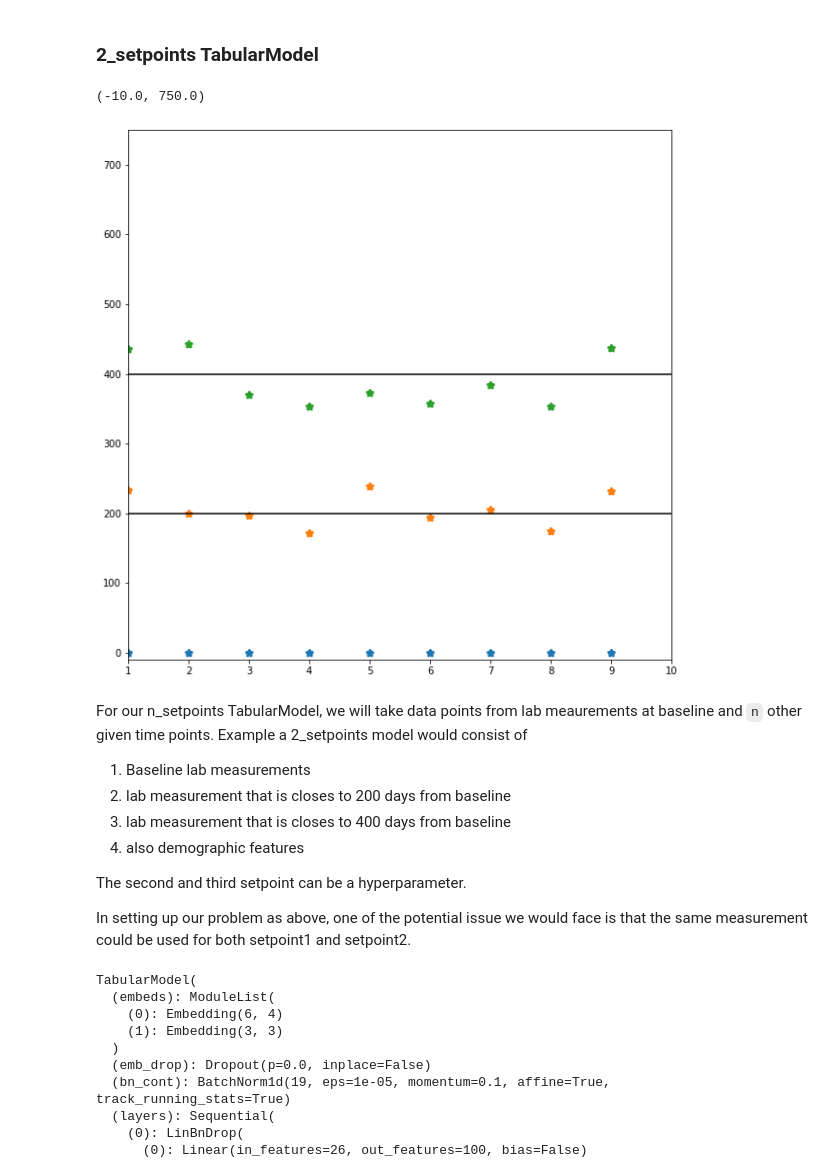
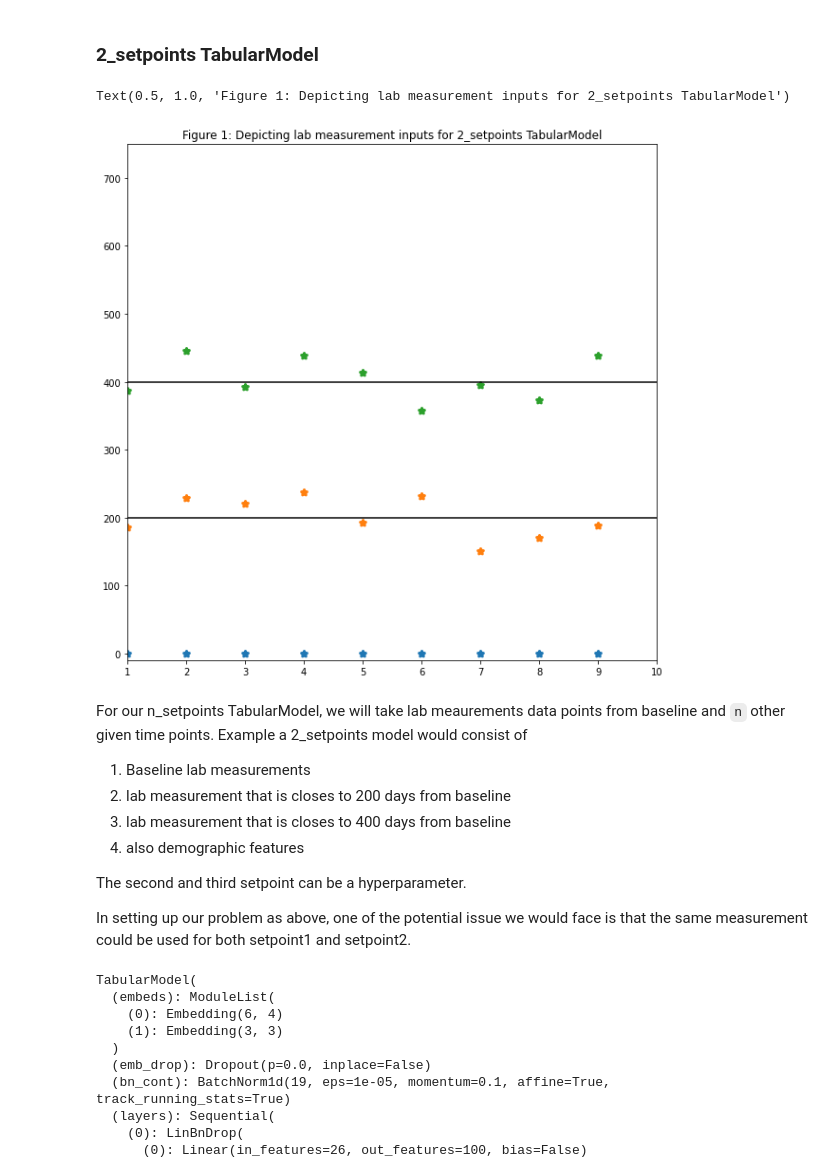
Before and after one commit to moarshy/hmckd, a Jupyter notebook: nbs/01_tabmodel.ipynb, the cells around one changed output. Cells and saved outputs as stored; diff of their text form; code cells hidden in the pictures.

```diff
--- a/nbs/01_tabmodel.ipynb
+++ b/nbs/01_tabmodel.ipynb
@@ -116,19 +116,20 @@ def prepare_df_firstnpoints(features, train_df, n_points=6, maxtimept=650):
 # %%
 #hide_input
 plt.figure(figsize=(10,10))
 plt.scatter(range(1,10), [0 for e in range(1, 10)], marker='*', linewidths=3)
 plt.scatter(range(1,10), [200+random.randint(-50, 50) for e in range(1, 10)], marker='*', linewidths=3)
 plt.scatter(range(1,10), [400+random.randint(-50, 50) for e in range(1, 10)], marker='*', linewidths=3)
 
 plt.hlines(200, 0, 10)
 plt.hlines(400, 0, 10)
 plt.xlim(1,10)
 plt.ylim(-10,750)
+plt.title("Figure 1: Depicting lab measurement inputs for 2_setpoints TabularModel")
 # %% [output]
-(-10.0, 750.0)
+Text(0.5, 1.0, 'Figure 1: Depicting lab measurement inputs for 2_setpoints TabularModel')
-[figure, old version]
+[figure, new version]
 # %% [markdown]
-For our n_setpoints TabularModel, we will take data points from lab meaurements at baseline and `n` other given time points. Example a 2_setpoints model would consist of
+For our n_setpoints TabularModel, we will take lab meaurements data points from  baseline and `n` other given time points. Example a 2_setpoints model would consist of
 
 1. Baseline lab measurements
 2. lab measurement that is closes to 200 days from baseline
```
Also changed, not shown: parts of 19 cells of this notebook, 3 other files.
